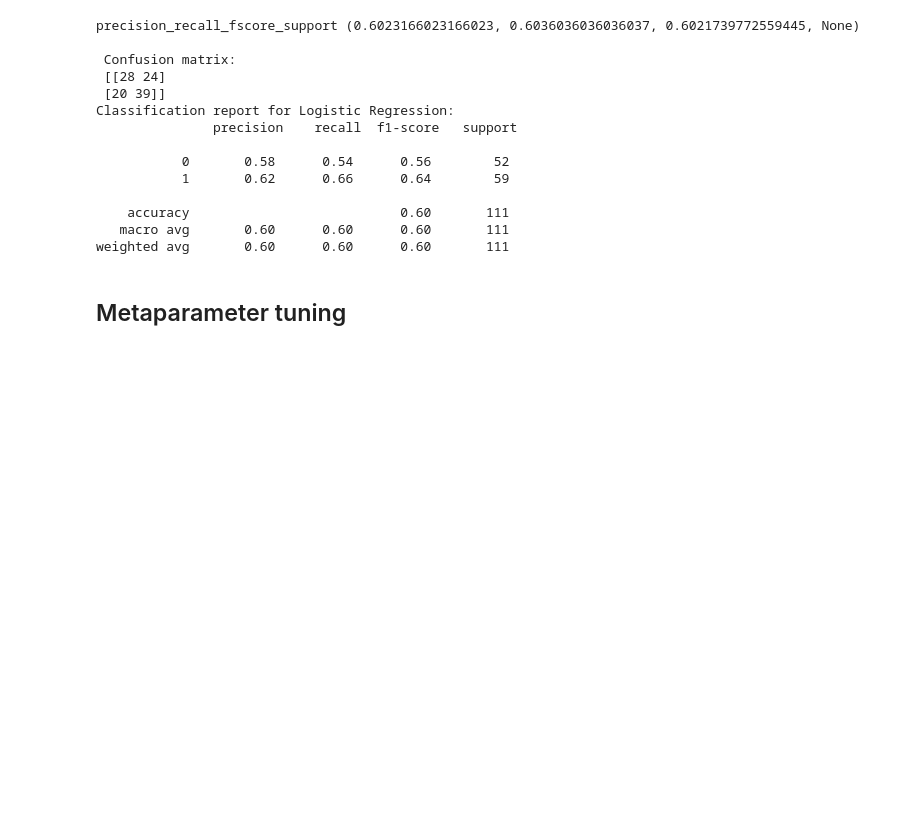
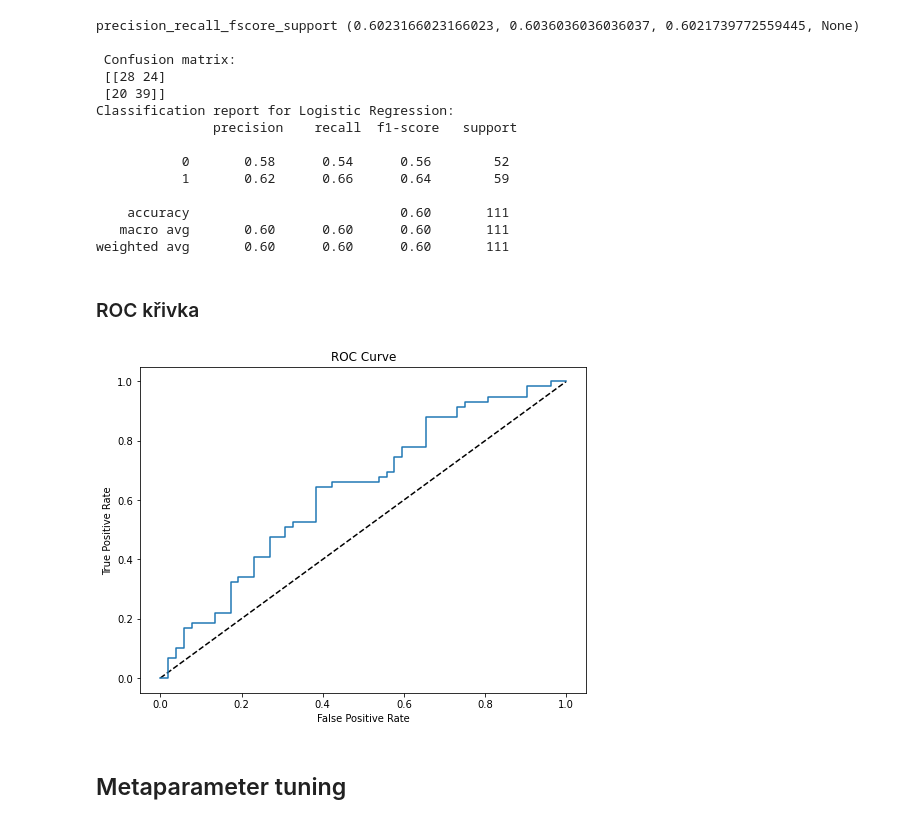
Before and after one commit to jrcech/python-student_alcohol_consumption, a Jupyter notebook: predikce_znamky_z_matematiky_a_portugalistiny.ipynb, the cells around one changed output. Saved outputs shown, nothing was run; the diff lists cells and outputs as text; code cells hidden in the pictures; blank space fills up the shorter version.

Commit message:
add ROC curve

```diff
--- a/predikce_znamky_z_matematiky_a_portugalistiny.ipynb
+++ b/predikce_znamky_z_matematiky_a_portugalistiny.ipynb
@@ -918,17 +918,17 @@ from sklearn.metrics import confusion_matrix, classification_report
 
 LR = LogisticRegression(random_state=0, solver='lbfgs', multi_class='ovr').fit(X_train, y_train)
 
-yLRhat = LR.predict(X_test)
+y_pred = LR.predict(X_test)
 
-yLRhat_prob = LR.predict_proba(X_test)
+y_prob = LR.predict_proba(X_test)[:,1]
 
 
-print('precision_recall_fscore_support', precision_recall_fscore_support(y_test, yLRhat, average='weighted'))
+print('precision_recall_fscore_support', precision_recall_fscore_support(y_test, y_pred, average='weighted'))
 
-cm = confusion_matrix(y_test, yLRhat)
+cm = confusion_matrix(y_test, y_pred)
 print('\n Confusion matrix: \n', cm)
 
-print('Classification report for Logistic Regression:\n', classification_report(y_test, yLRhat))
+print('Classification report for Logistic Regression:\n', classification_report(y_test, y_pred))
 # %% [output]
 precision_recall_fscore_support (0.6023166023166023, 0.6036036036036037, 0.6021739772559445, None)
 
@@ -944,6 +944,22 @@ Classification report for Logistic Regression:
     accuracy                           0.60       111
    macro avg       0.60      0.60      0.60       111
 weighted avg       0.60      0.60      0.60       111
+# %% [markdown]
+### ROC křivka
+# %%
+from sklearn.metrics import roc_curve
+import matplotlib.pyplot as plt
+
+fpr, tpr, thresholds = roc_curve(y_test, y_prob)
+plt.figure(figsize=(8, 6))
+plt.plot([0, 1], [0, 1], 'k--')
+plt.plot(fpr, tpr)
+plt.xlabel('False Positive Rate')
+plt.ylabel('True Positive Rate')
+plt.title('ROC Curve')
+plt.show()
+# %% [output]
+[figure, added]
 # %% [markdown]
 ## Metaparameter tuning
 # %% [markdown]
```
Also changed, not shown: parts of 2 cells of this notebook.
